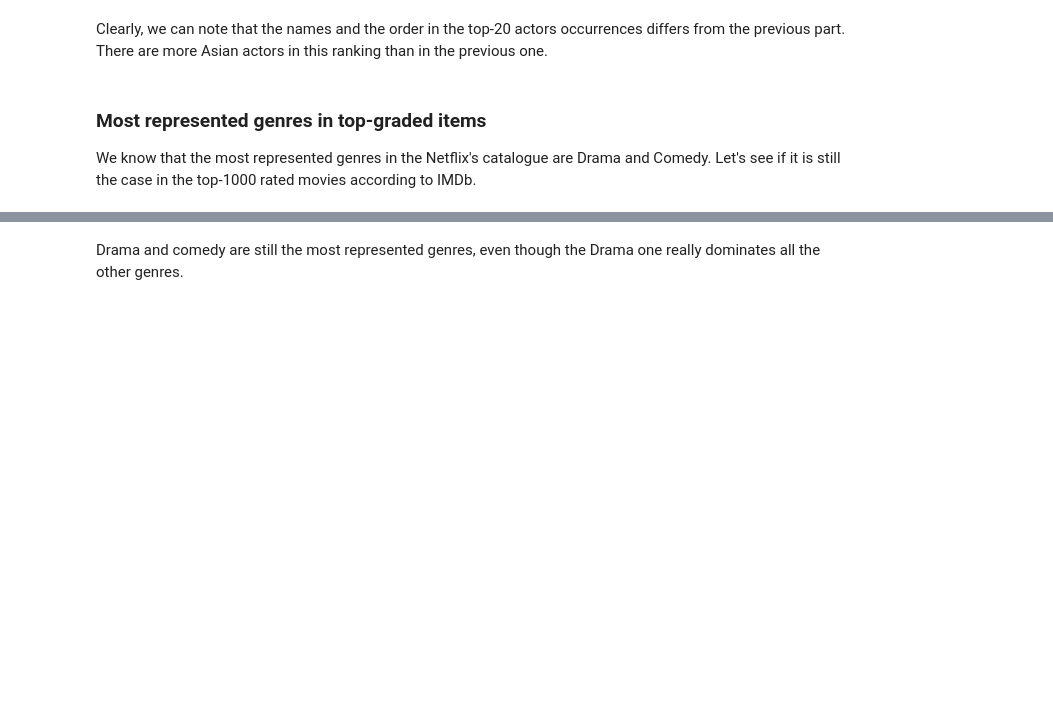
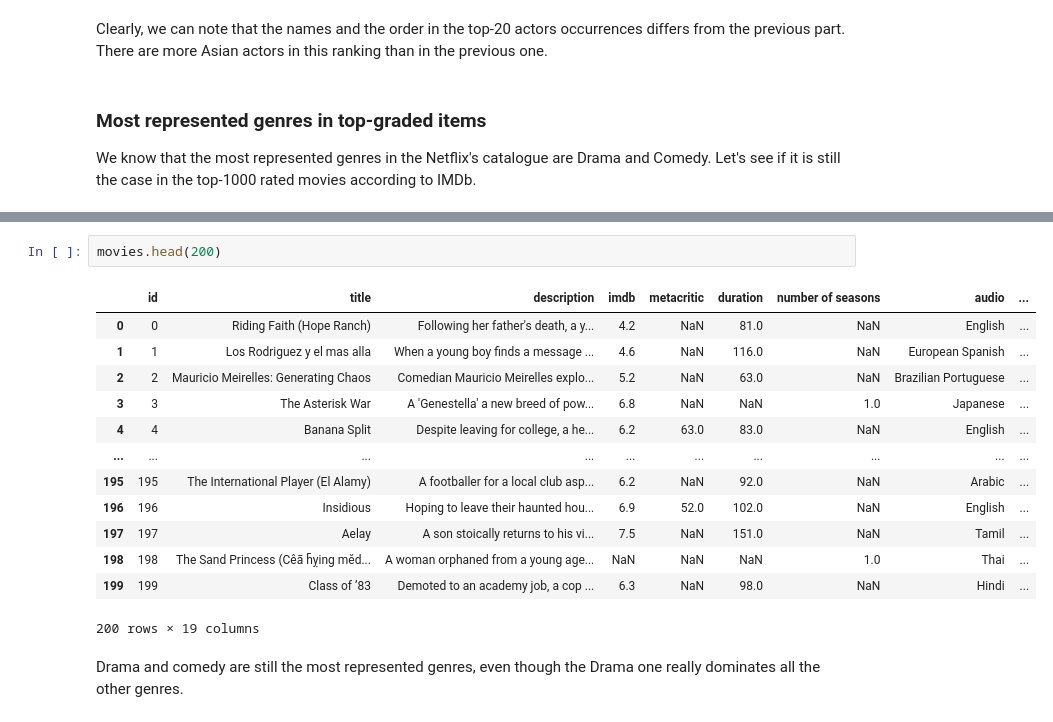
Before and after one commit to karimassi/netviz, a Jupyter notebook: milestones/eda.ipynb, the cells around one changed output, grey strips where cells are left out. Drawn from its saved outputs; the diff is of its cells as text; blank space fills up the shorter version.

```diff
--- a/milestones/eda.ipynb
+++ b/milestones/eda.ipynb
@@ -323,3 +323,19 @@ plt.show()
+# %%
+movies.head(200)
+# %% [output]
+|  | id | title | description | imdb | metacritic | duration | number of seasons | audio | ... |
+| 0 | 0 | Riding Faith (Hope Ranch) | Following her father's death, a y... | 4.2 | NaN | 81.0 | NaN | English | ... |
+| 1 | 1 | Los Rodriguez y el mas alla | When a young boy finds a message ... | 4.6 | NaN | 116.0 | NaN | European Spanish | ... |
+| 2 | 2 | Mauricio Meirelles: Generating Chaos | Comedian Mauricio Meirelles explo... | 5.2 | NaN | 63.0 | NaN | Brazilian Portuguese | ... |
+| 3 | 3 | The Asterisk War | A 'Genestella' a new breed of pow... | 6.8 | NaN | NaN | 1.0 | Japanese | ... |
+| 4 | 4 | Banana Split | Despite leaving for college, a he... | 6.2 | 63.0 | 83.0 | NaN | English | ... |
+| ... | ... | ... | ... | ... | ... | ... | ... | ... | ... |
+| 195 | 195 | The International Player (El Alamy) | A footballer for a local club asp... | 6.2 | NaN | 92.0 | NaN | Arabic | ... |
+| 196 | 196 | Insidious | Hoping to leave their haunted hou... | 6.9 | 52.0 | 102.0 | NaN | English | ... |
+| 197 | 197 | Aelay | A son stoically returns to his vi... | 7.5 | NaN | 151.0 | NaN | Tamil | ... |
+| 198 | 198 | The Sand Princess (Cêā h̄ỵing mĕd... | A woman orphaned from a young age... | NaN | NaN | NaN | 1.0 | Thai | ... |
+| 199 | 199 | Class of ’83 | Demoted to an academy job, a cop ... | 6.3 | NaN | 98.0 | NaN | Hindi | ... |
+200 rows × 19 columns
 # %% [markdown]
 Drama and comedy are still the most represented genres, even though the Drama one really dominates all the other genres.
 # %% [markdown]
```
Also changed, not shown: parts of 7 cells of this notebook.
